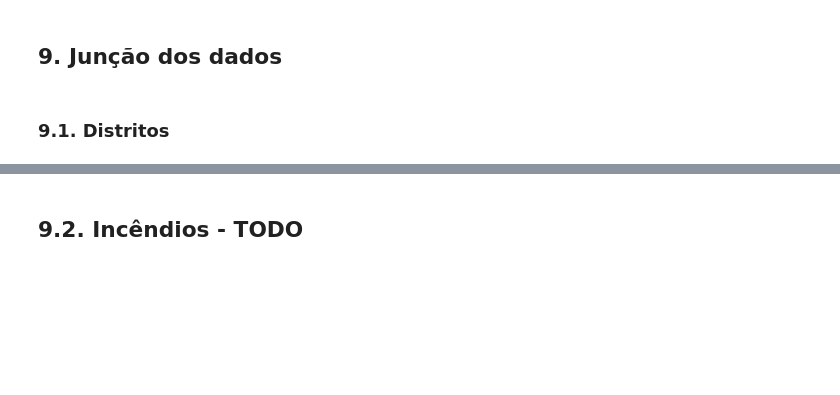
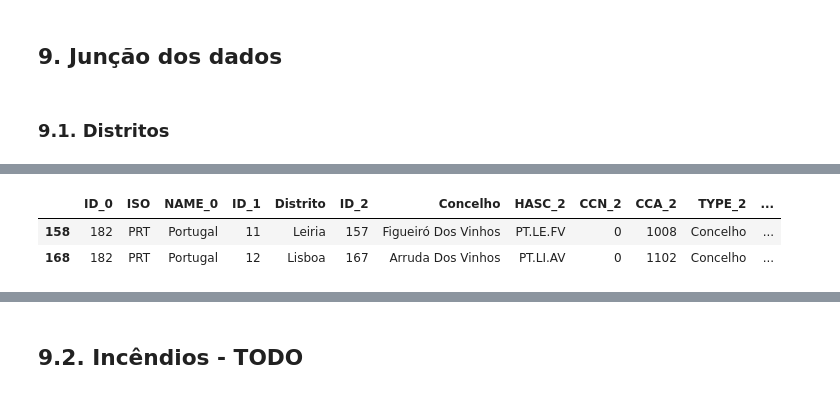
Before and after one commit to Vullkano/pfacd, a Jupyter notebook: rascunhos/freitas/4.JuntarDados.ipynb, the cells around one changed output, grey strips where cells are left out. Cells and saved outputs as stored; diff of their text form; code cells hidden in the pictures; blank space fills up the shorter version.

```diff
--- a/rascunhos/freitas/4.JuntarDados.ipynb
+++ b/rascunhos/freitas/4.JuntarDados.ipynb
@@ -575,0 +465,6 @@ Quebras
+# %%
+Concelho[Concelho['Concelho'].str.contains("Vinhos")]
+# %% [output]
+|  | ID_0 | ISO | NAME_0 | ID_1 | Distrito | ID_2 | Concelho | HASC_2 | CCN_2 | CCA_2 | TYPE_2 | ... |
+| 158 | 182 | PRT | Portugal | 11 | Leiria | 157 | Figueiró Dos Vinhos | PT.LE.FV | 0 | 1008 | Concelho | ... |
+| 168 | 182 | PRT | Portugal | 12 | Lisboa | 167 | Arruda Dos Vinhos | PT.LI.AV | 0 | 1102 | Concelho | ... |
```
Also changed, not shown: parts of 14 cells of this notebook, 1 other file.
